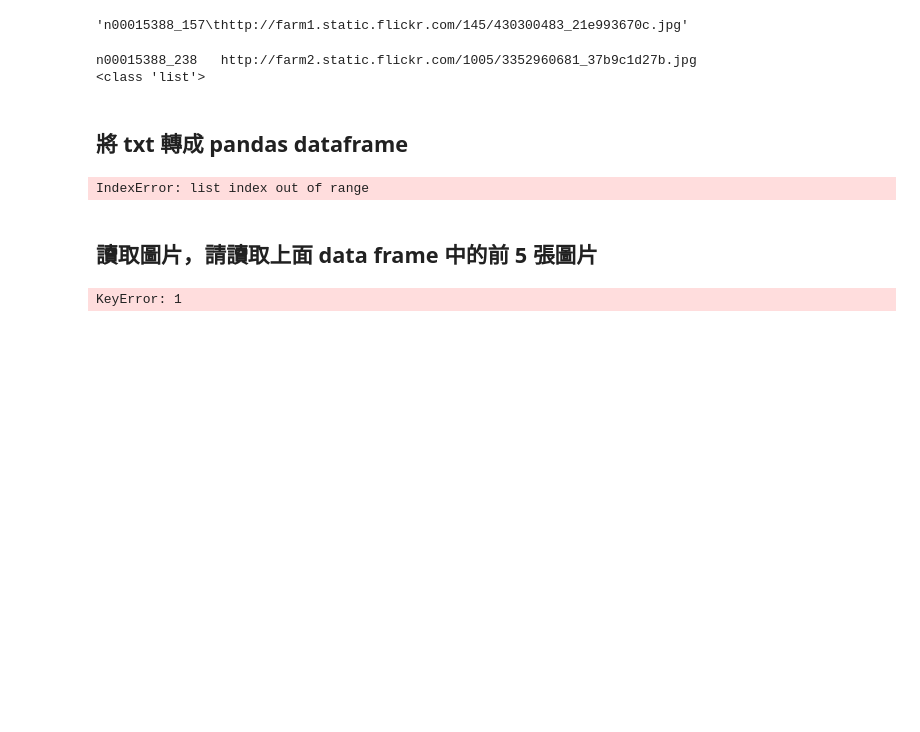
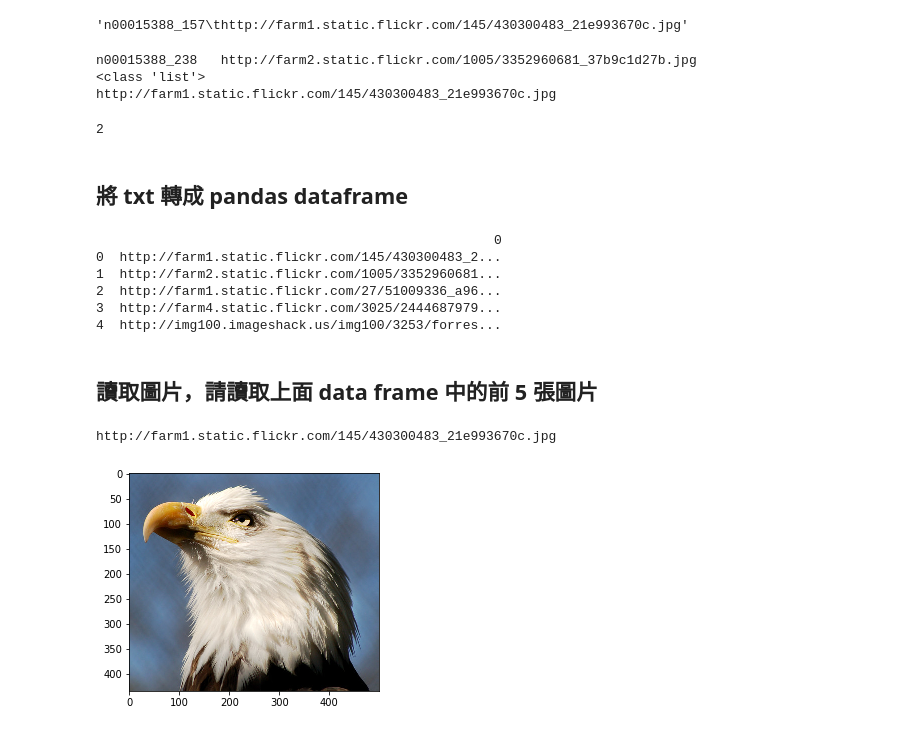
Before and after one commit to milkywaysandy/5th-100-day-ML-marathon, a Jupyter notebook: Day_005-2_HW.ipynb, the cells around one changed output. Drawn from its saved outputs; the diff is of its cells as text; code cells hidden in the pictures; blank space fills up the shorter version.

```diff
--- a/Day_005-2_HW.ipynb
+++ b/Day_005-2_HW.ipynb
@@ -41,9 +41,14 @@ data[0]
 # %%
 print(data[1])
 print(type(data))
+
+print(data[0].split()[-1])
+len(data[0].split())
 # %% [output]
 n00015388_238   http://farm2.static.flickr.com/1005/3352960681_37b9c1d27b.jpg
 <class 'list'>
+http://farm1.static.flickr.com/145/430300483_21e993670c.jpg
+2
 # %% [markdown]
 ## 將 txt 轉成 pandas dataframe
 # %%
@@ -53,32 +58,40 @@ arrange_data=[]
 web_data = []
 for i in data:
     arrange_data = i.split()
-    web_data = arrange_data[-1]
+    if len(arrange_data)>0:
+        web_data.append(arrange_data[-1])
 
 df = pd.DataFrame(web_data)
 print(df.head())
 # %% [output]
-IndexError: list index out of range
+                                                   0
+0  http://farm1.static.flickr.com/145/430300483_2...
+1  http://farm2.static.flickr.com/1005/3352960681...
+2  http://farm1.static.flickr.com/27/51009336_a96...
+3  http://farm4.static.flickr.com/3025/2444687979...
+4  http://img100.imageshack.us/img100/3253/forres...
 # %% [markdown]
 ## 讀取圖片，請讀取上面 data frame 中的前 5 張圖片
 # %%
 from PIL import Image
 from io import BytesIO
 import numpy as np
 import matplotlib.pyplot as plt
 
 # 請用 df.loc[...] 得到第一筆資料的連結
-first_link = df.loc[0,1]
+first_link = df.loc[0,0]
+print(first_link)
 
 response = requests.get(first_link)
 img = Image.open(BytesIO(response.content))
 
 # Convert img to numpy array
 
 plt.imshow(img)
 plt.show()
 # %% [output]
-KeyError: 1
+http://farm1.static.flickr.com/145/430300483_21e993670c.jpg
+[figure, added]
 # %%
 def img2arr_fromURLs(url_list, resize = False):
     """
```
Also changed, not shown: parts of 2 cells of this notebook.
